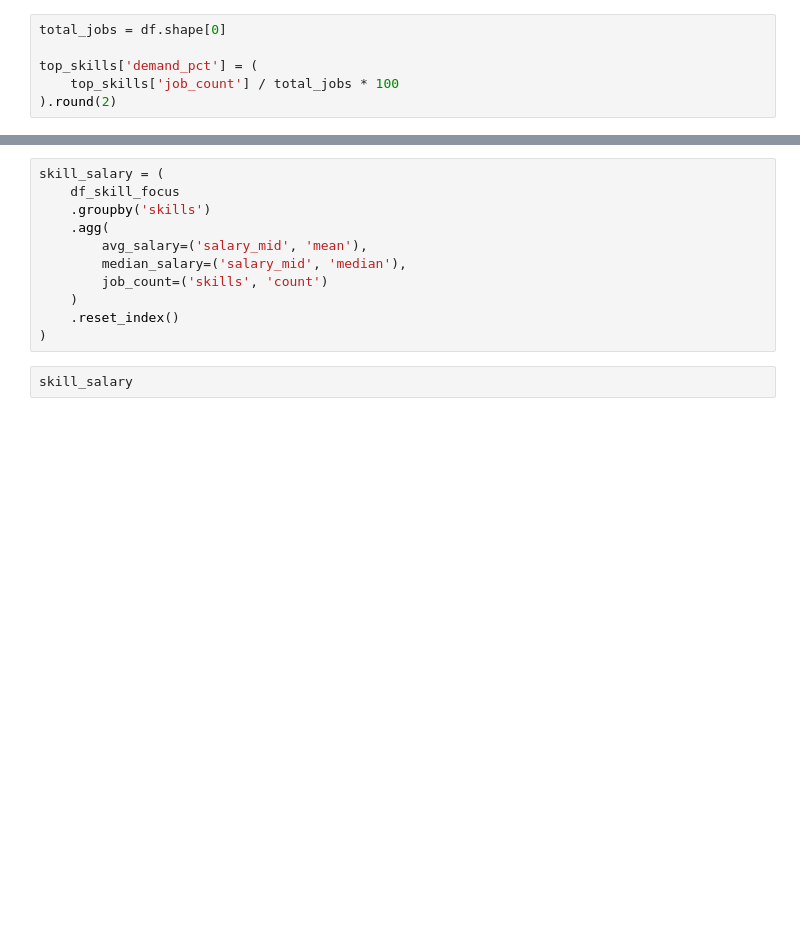
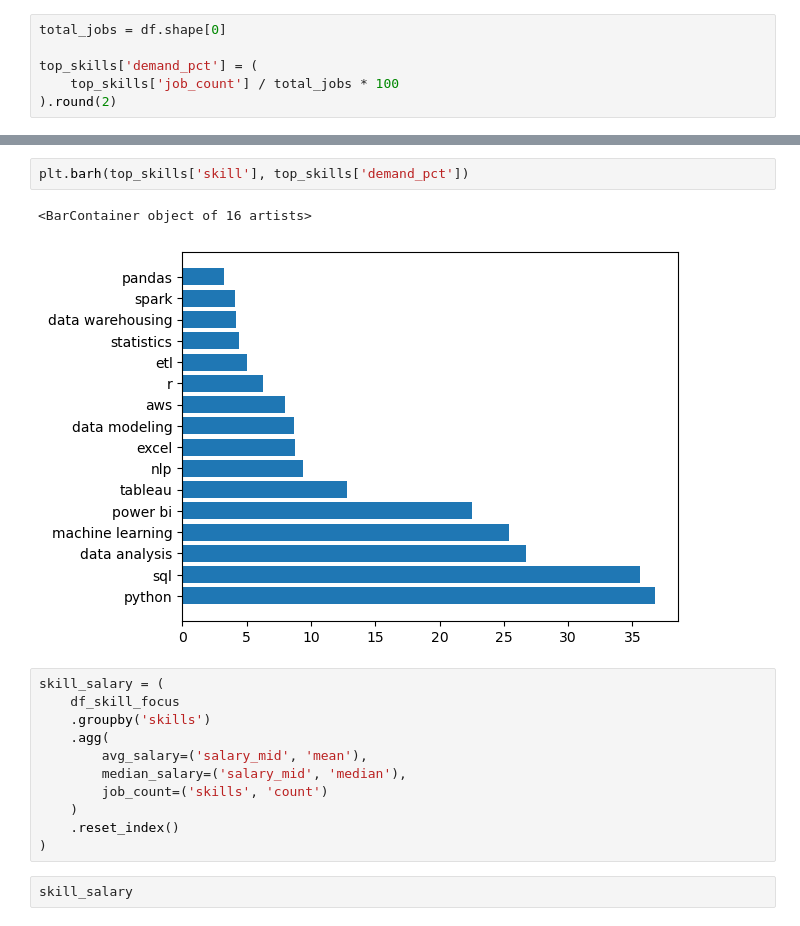
Before and after one commit to Umang-Chourasia/ongoing_job_analysis, a Jupyter notebook: 05_Final_EDA/EDA.ipynb, the cells around one changed output, grey strips where cells are left out. Cells and saved outputs as stored; diff of their text form; blank space fills up the shorter version.

```diff
--- a/05_Final_EDA/EDA.ipynb
+++ b/05_Final_EDA/EDA.ipynb
@@ -122,3 +153,8 @@ total_jobs
+# %%
+plt.barh(top_skills['skill'], top_skills['demand_pct'])
+# %% [output]
+<BarContainer object of 16 artists>
+[figure, added]
 # %%
 skill_salary = (
     df_skill_focus
```
Also changed, not shown: parts of 25 cells of this notebook, 4 other files.
